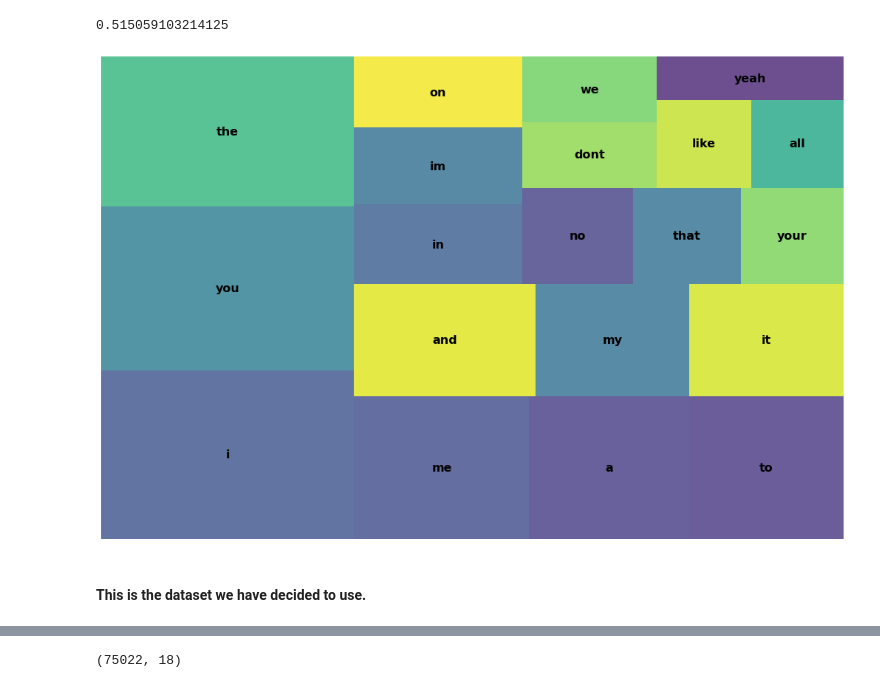
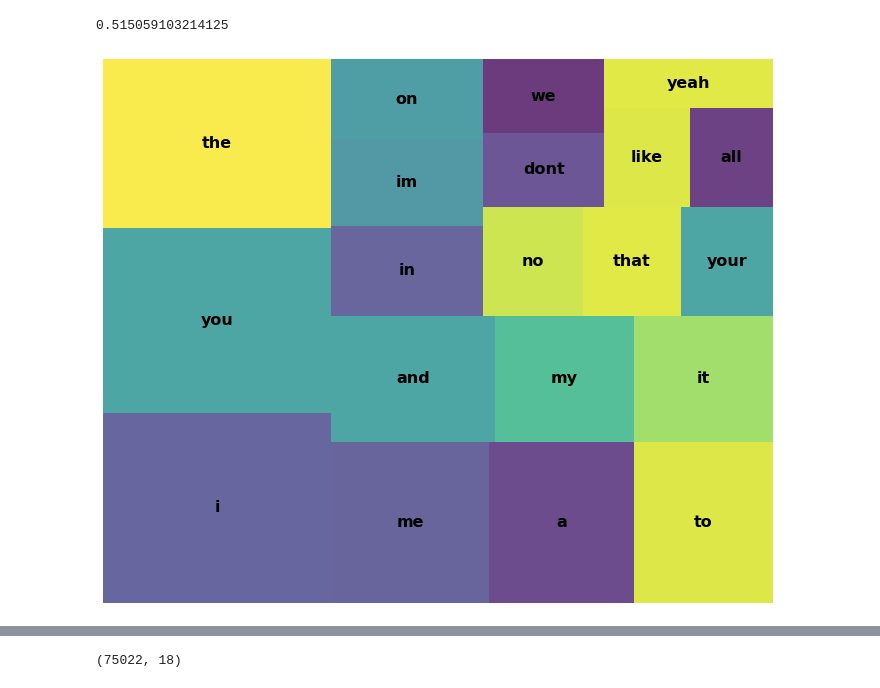
Before and after one commit to Spotify-DSPT-158/Build-Week-Spotify, a Jupyter notebook: spotify_eda.ipynb, the cells around one changed output, grey strips where cells are left out. Drawn from its saved outputs; the diff is of its cells as text; code cells hidden in the pictures.

```diff
--- a/spotify_eda.ipynb
+++ b/spotify_eda.ipynb
@@ -238,12 +240,10 @@ wc[wc['rank'] <= 100]['cul_pct_total'].max()
 # %%
 # Visualize the top 20 words:
 wc_top20 = wc[wc['rank'] <= 20]
 
-plt.figure(figsize=(18,12))
+plt.figure(figsize=(12,10))
 squarify.plot(sizes=wc_top20['pct_total'], label=wc_top20['word'], alpha=.8, text_kwargs={'size': 16, 'weight': 'bold'})
 plt.axis('off')
 plt.show()
 # %% [output]
-[figure, old version]
+[figure, new version]
-# %% [markdown]
-#### This is the dataset we have decided to use.
```
Also changed, not shown: parts of 28 cells of this notebook.
